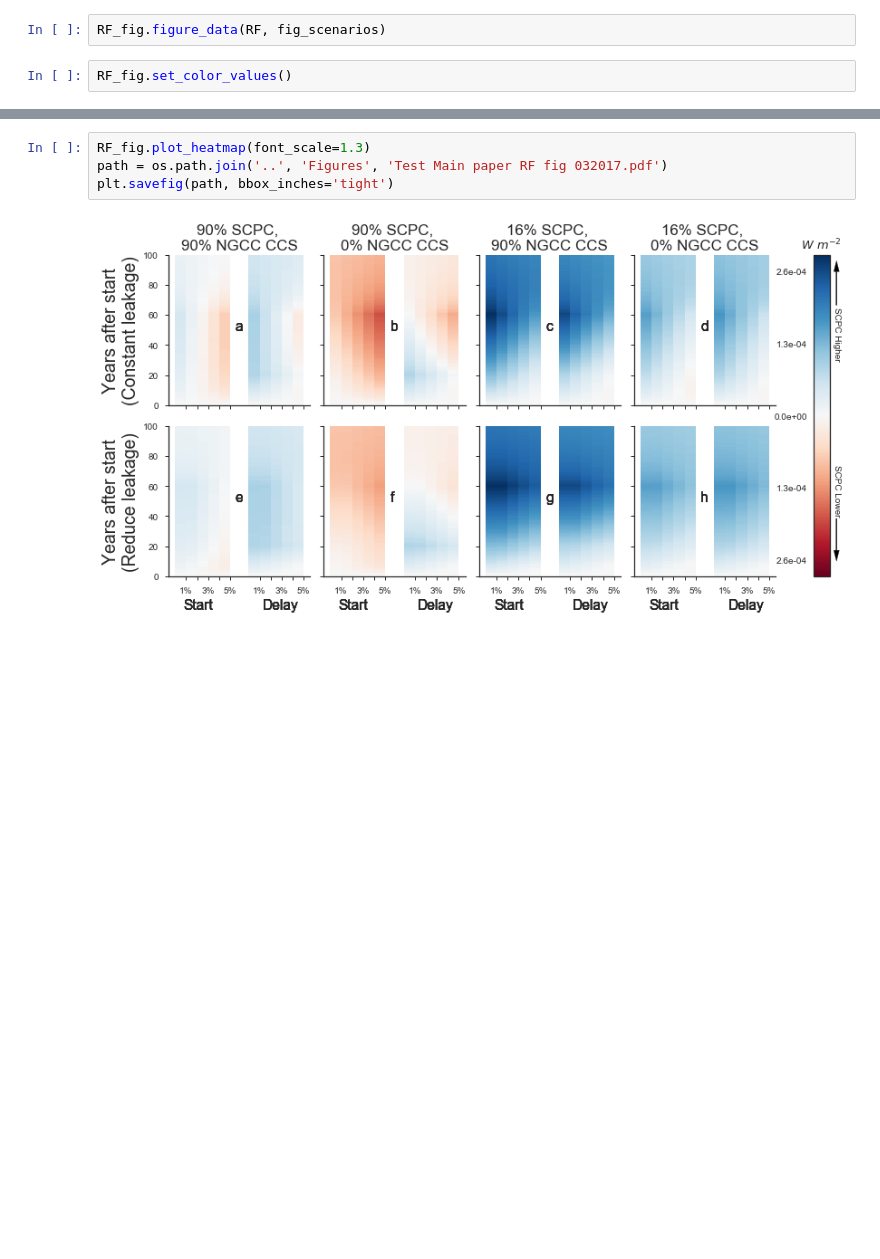
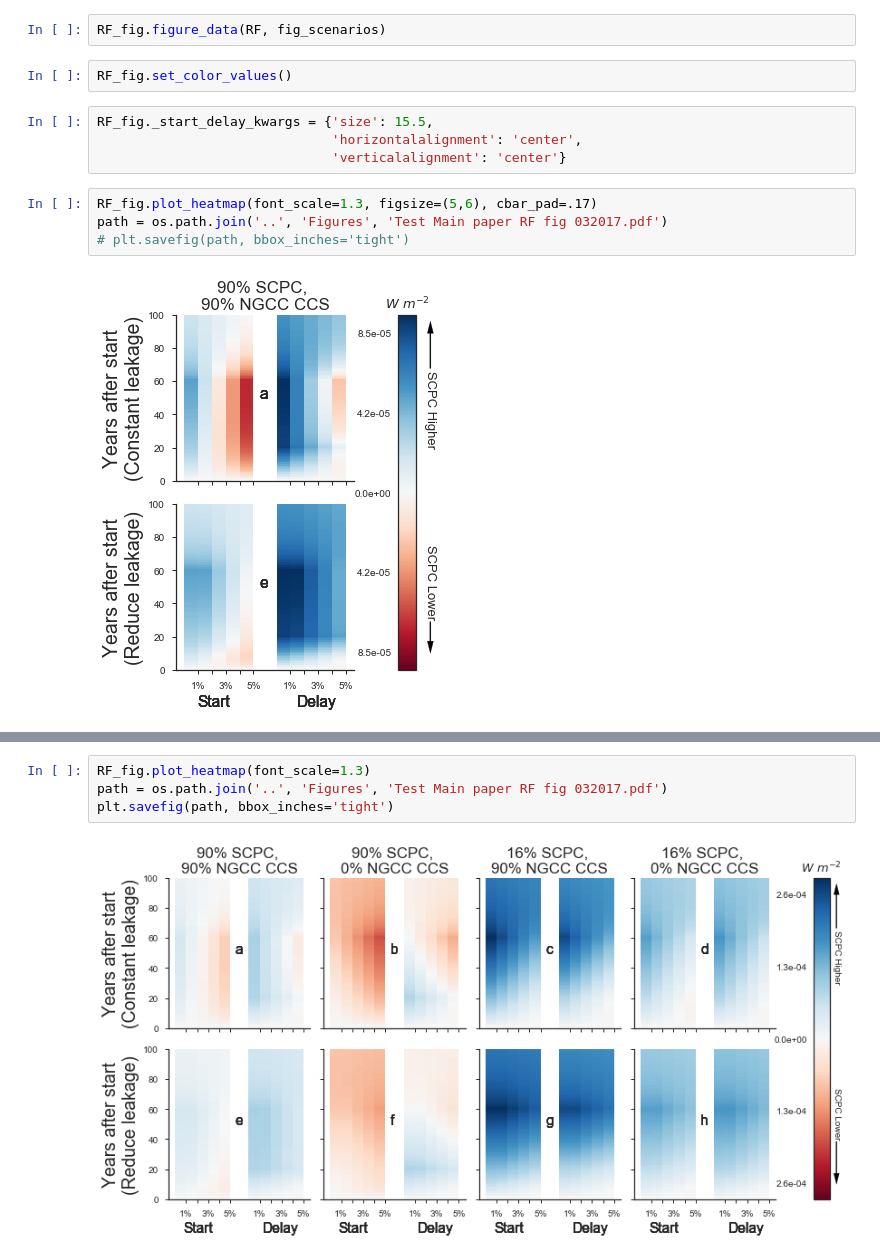
Before and after one commit to gschivley/CCS-climate, a Jupyter notebook: Notebooks/Forcing Calculations.ipynb, the cells around one changed output, grey strips where cells are left out. Cells and saved outputs as stored; diff of their text form; blank space fills up the shorter version.

Commit message:
More flexible figure creation
Can create figures with fewer scenarios - smaller/simpler figures

```diff
--- a/Notebooks/Forcing Calculations.ipynb
+++ b/Notebooks/Forcing Calculations.ipynb
@@ -654,3 +692,13 @@ RF_fig = Main_figure()
 RF_fig.figure_data(RF, fig_scenarios)
 # %%
 RF_fig.set_color_values()
+# %%
+RF_fig._start_delay_kwargs = {'size': 15.5,
+                              'horizontalalignment': 'center',
+                              'verticalalignment': 'center'}
+# %%
+RF_fig.plot_heatmap(font_scale=1.3, figsize=(5,6), cbar_pad=.17)
+path = os.path.join('..', 'Figures', 'Test Main paper RF fig 032017.pdf')
+# plt.savefig(path, bbox_inches='tight')
+# %% [output]
+[figure, added]
```
Also changed, not shown: parts of 11 cells of this notebook.
